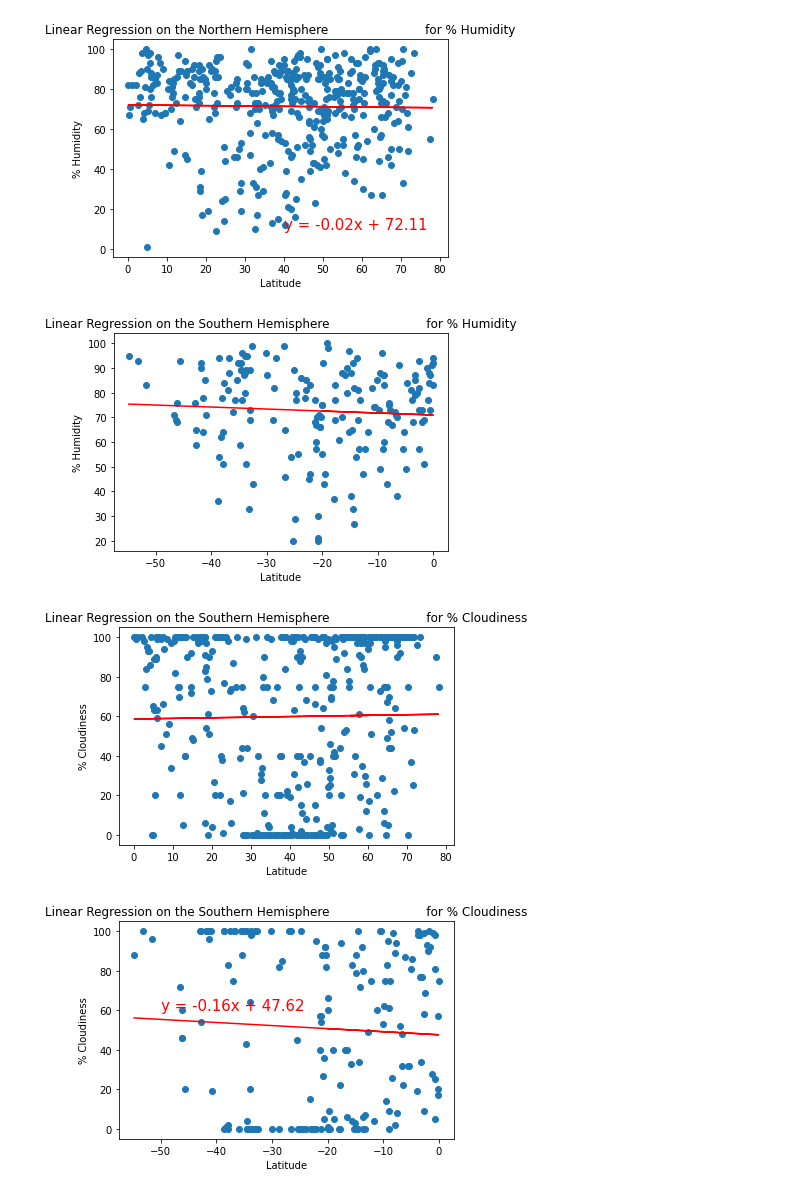
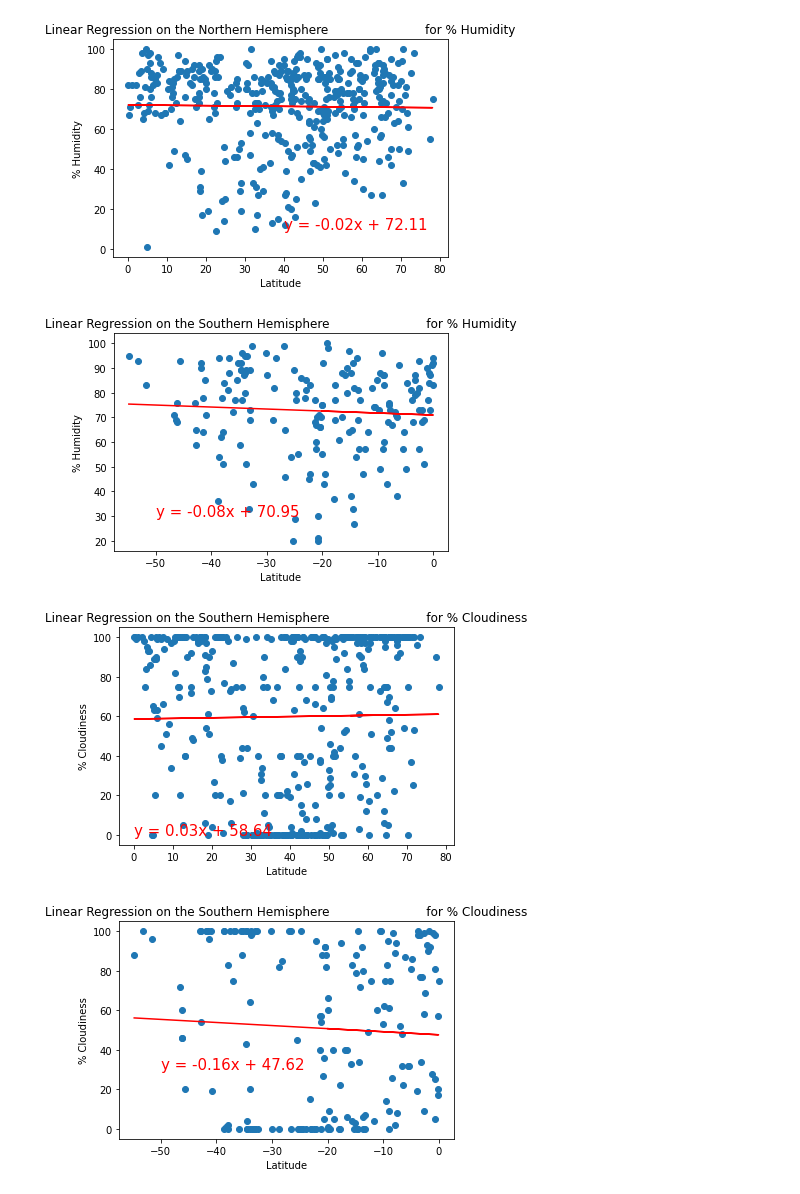
Before and after one commit to adh001m/World_Weather_Analysis, a Jupyter notebook: WeatherPy.ipynb, the cells around one changed output. Cells and saved outputs as stored; diff of their text form; code cells hidden in the pictures.

```diff
--- a/WeatherPy.ipynb
+++ b/WeatherPy.ipynb
@@ -307,9 +307,9 @@ y_values = southern_hemi_df["Humidity"]
 # Call the function.
 plot_linear_regression(x_values, y_values,
                        'Linear Regression on the Southern Hemisphere \
-                        for % Humidity', '% Humidity',(-50,15))
+                        for % Humidity', '% Humidity',(-50,30))
 # %% [output]
-[figure, old version]
+[figure, new version]
 # %%
 # Linear regression on the Southern Hemisphere
 x_values = northern_hemi_df["Lat"]
@@ -317,19 +317,19 @@ y_values = northern_hemi_df["Cloudiness"]
 # Call the function.
 plot_linear_regression(x_values, y_values,
                        'Linear Regression on the Southern Hemisphere \
-                        for % Cloudiness', '% Cloudiness',(-50,60))
+                        for % Cloudiness', '% Cloudiness',(0,0))
 # %% [output]
-[figure, old version]
+[figure, new version]
 # %%
 # Linear regression on the Southern Hemisphere
 x_values = southern_hemi_df["Lat"]
 y_values = southern_hemi_df["Cloudiness"]
 # Call the function.
 plot_linear_regression(x_values, y_values,
                        'Linear Regression on the Southern Hemisphere \
-                        for % Cloudiness', '% Cloudiness',(-50,60))
+                        for % Cloudiness', '% Cloudiness',(-50,30))
 # %% [output]
-[figure, old version]
+[figure, new version]
 # %%
 # Linear regression on the Northern Hemisphere
 x_values = northern_hemi_df["Lat"]
```
Also changed, not shown: parts of 3 cells of this notebook.
